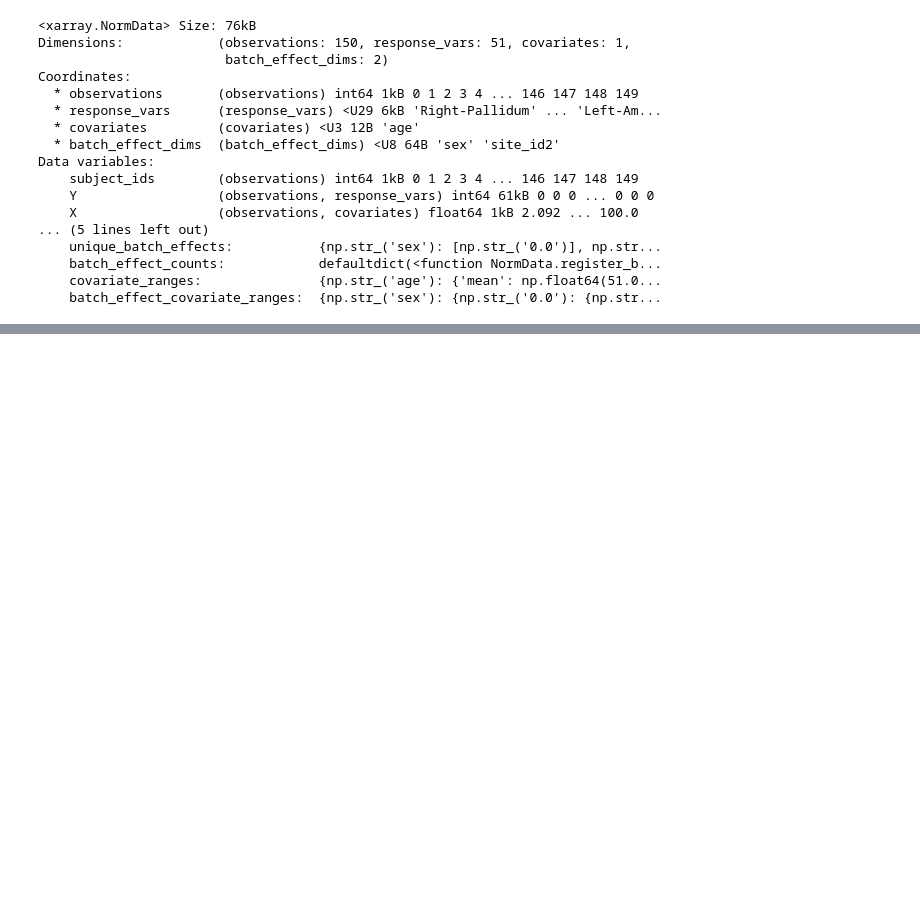
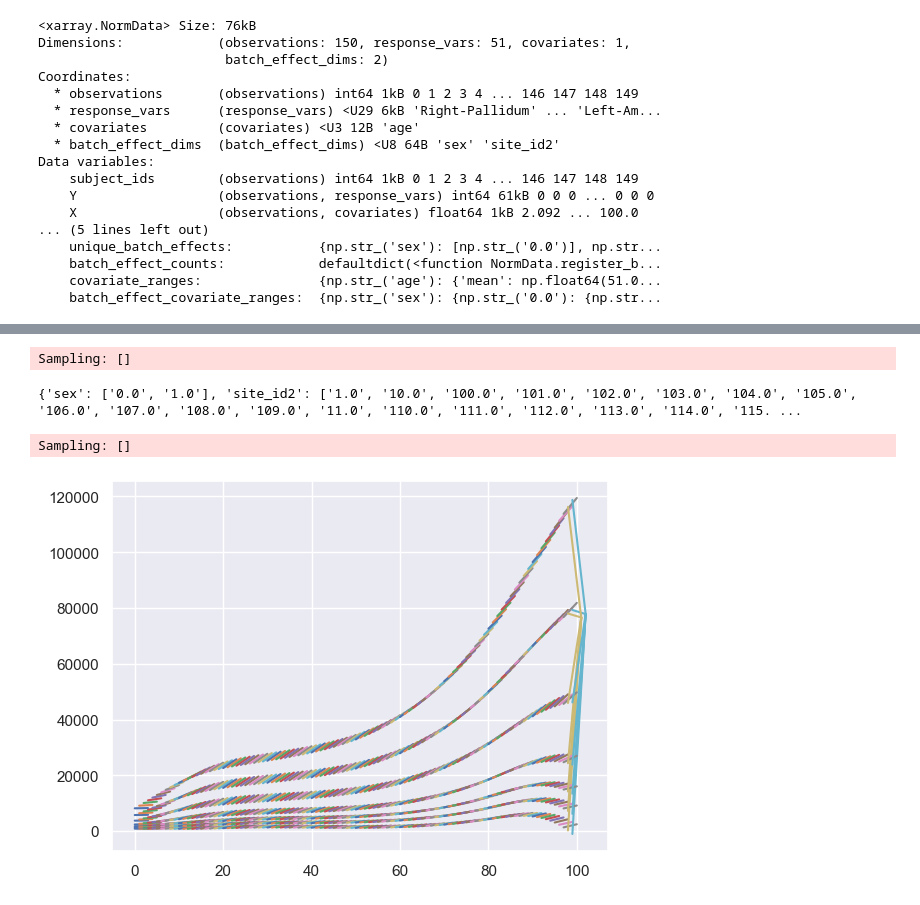
Before and after one commit to likeajumprope/PCNtoolkit, a Jupyter notebook: pcntoolkit/Velocity.ipynb, the cells around one changed output, grey strips where cells are left out. Drawn from its saved outputs; the diff is of its cells as text; code cells hidden in the pictures; blank space fills up the shorter version.

```diff
--- a/pcntoolkit/Velocity.ipynb
+++ b/pcntoolkit/Velocity.ipynb
@@ -558,0 +722,51 @@ Data variables:
+# %%
+responsevar = features_to_model[0]
+n_obs = X.shape[0]
+dummy_obs_coord = grid_data.coords["observations"].values
+span = 3
+offsets = np.array([0, span])
+
+# Pick a batch effect combination
+print(model.unique_batch_effects)  # check available keys/values first
+be_combo = {"sex": "0.0", "site_id2": "20.0"}  # replace with actual values
+
+be_keys = sorted(model.unique_batch_effects.keys())
+
+# Build a batch effect DataArray — same combo repeated for every observation
+raw_be = xr.DataArray(
+    np.tile([str(be_combo[k]) for k in be_keys], (n_obs, 1)),
+    dims=("observations", "batch_effect_dims"),
+    coords={"observations": dummy_obs_coord, "batch_effect_dims": be_keys},
+)
+be_encoded = model.map_batch_effects(raw_be)
+
+# Backward transform thrive_Z → thrive_Y for each offset
+thrive_Y_list = []
+for io, o in enumerate(offsets):
+    this_Z = thrive_Z.isel(offset=io)
+    y = model[responsevar].backward(X, be_encoded, this_Z)
+    thrive_Y_list.append(y.values.ravel())
+
+thrive_Y = xr.DataArray(
+    np.stack(thrive_Y_list, axis=1),
+    dims=("dummy_obs", "offset"),
+    coords={"offset": offsets, "dummy_obs": dummy_obs_coord},
+)
+
+thrive_Y_unscaled = xr.DataArray(
+    model.outscalers[responsevar].inverse_transform(thrive_Y.values),
+    dims=thrive_Y.dims,
+    coords=thrive_Y.coords,
+)
+
+plt.plot(thrive_X.values.T, thrive_Y_unscaled.values.T)
+plt.show()
+
+
+#plt.plot(thrive_X.values.T, thrive_Y.values.T)
+#plt.show()
+# %% [output]
+Sampling: []
+{'sex': ['0.0', '1.0'], 'site_id2': ['1.0', '10.0', '100.0', '101.0', '102.0', '103.0', '104.0', '105.0', '106.0', '107.0', '108.0', '109.0', '11.0', '110.0', '111.0', '112.0', '113.0', '114.0', '115. ...
+Sampling: []
+[figure, added]
```
Also changed, not shown: parts of 12 cells of this notebook, 3 other files.
